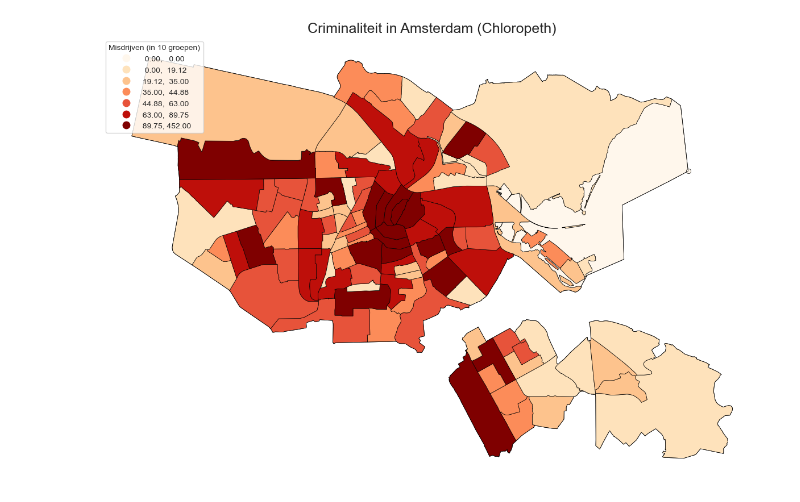
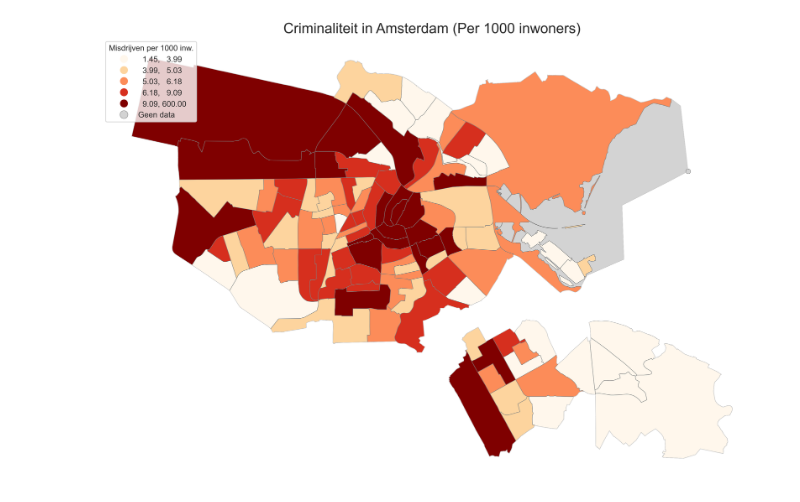
Before and after one commit to YoranB/Spatial-data-science, a Jupyter notebook: Choropleth_crime.ipynb, the cells around one changed output. Cells and saved outputs as stored; diff of their text form; code cells hidden in the pictures.

Commit message:
changed chloropeth to per inwoners

```diff
--- a/Choropleth_crime.ipynb
+++ b/Choropleth_crime.ipynb
@@ -1,45 +1,46 @@
 # %%
 import pandas as pd
 import geopandas as gpd
 import matplotlib.pyplot as plt
-import numpy as np
 
+# 1. LAAD DE KAART (GEOMETRIE)
 # Geopackage data
 gemeenten = gpd.read_file("data/wijken_en_gemeenten.gpkg", layer="gemeenten")
 amsterdam_grens = gemeenten[gemeenten['gemeentenaam'] == 'Amsterdam']
 
 wijken = gpd.read_file("data/wijken_en_gemeenten.gpkg", layer="wijken")
 amsterdam_wijken = gpd.clip(wijken, amsterdam_grens)
 
-# Crime data
-df_crime = pd.read_csv("data/df_crime_average_per_year.csv")
+# 2. LAAD JE NIEUWE DATA
+total = pd.read_csv("data/total_final_df.csv")
 
-amsterdam_crime = amsterdam_wijken.merge(
-    df_crime,
+# 3. KOPPELEN
+amsterdam_data = amsterdam_wijken.merge(
+    total,
     left_on='wijknaam',
-    right_on='Wijk',
+    right_on='wijknaam',
     how='left'
 )
 
-amsterdam_crime['Totaal misdrijven'] = amsterdam_crime['Totaal misdrijven'].fillna(0)
+# 4. PLOTTEN
+fig, ax = plt.subplots(figsize=(15, 12), dpi=300)
+
+amsterdam_data.plot(
+    column='Misdrijven_per_1000_inwoners',
+    scheme='quantiles',
+    k=5,
+    cmap='OrRd',
+    linewidth=0.5,
+    edgecolor='grey',
+    legend=True,
+    legend_kwds={'loc': 'upper left', 'title': "Misdrijven per 1000 inw."},
+    missing_kwds={'color': 'lightgrey', 'label': 'Geen data'},
+    ax=ax
+)
+
+ax.set_title("Criminaliteit in Amsterdam (Per 1000 inwoners)", fontsize=18)
+ax.set_axis_off()
+
+plt.show()
+# %% [output]
+[figure, added]
-# %%
-fig, ax = plt.subplots(figsize=(15, 12))
-
-amsterdam_crime.plot(
-    column='Totaal misdrijven',
-    scheme='quantiles',
-    k=8,
-    cmap='OrRd',
-    linewidth=0.5,
-    edgecolor='black',
-    legend=True,
-    legend_kwds={'loc': 'upper left', 'title': "Misdrijven (in 10 groepen)"},
-    ax=ax
-)
-
-ax.set_title("Criminaliteit in Amsterdam (Chloropeth)", fontsize=18)
-ax.set_axis_off()
-
-plt.show()
-# %% [output]
-[figure, removed]
```
Also changed, not shown: 1 other file.
